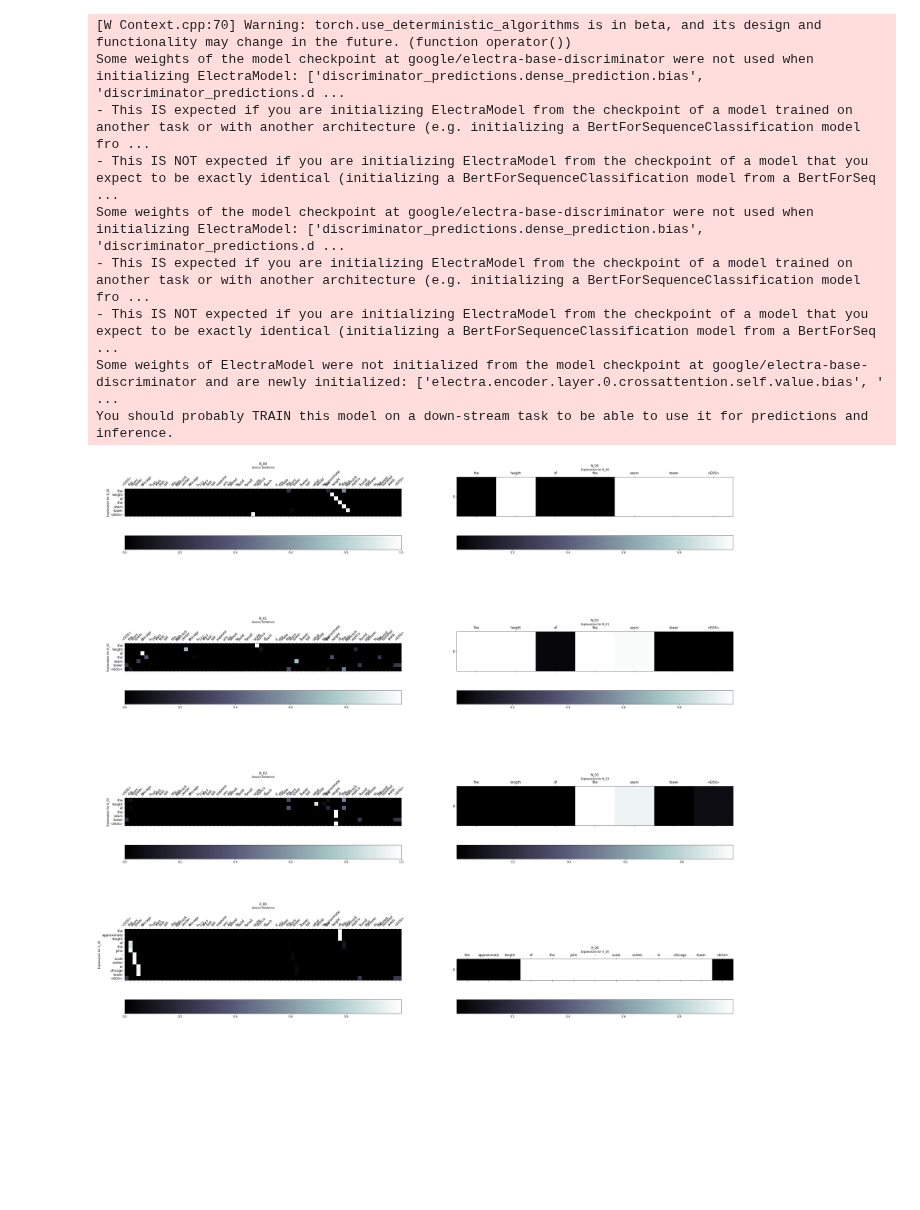
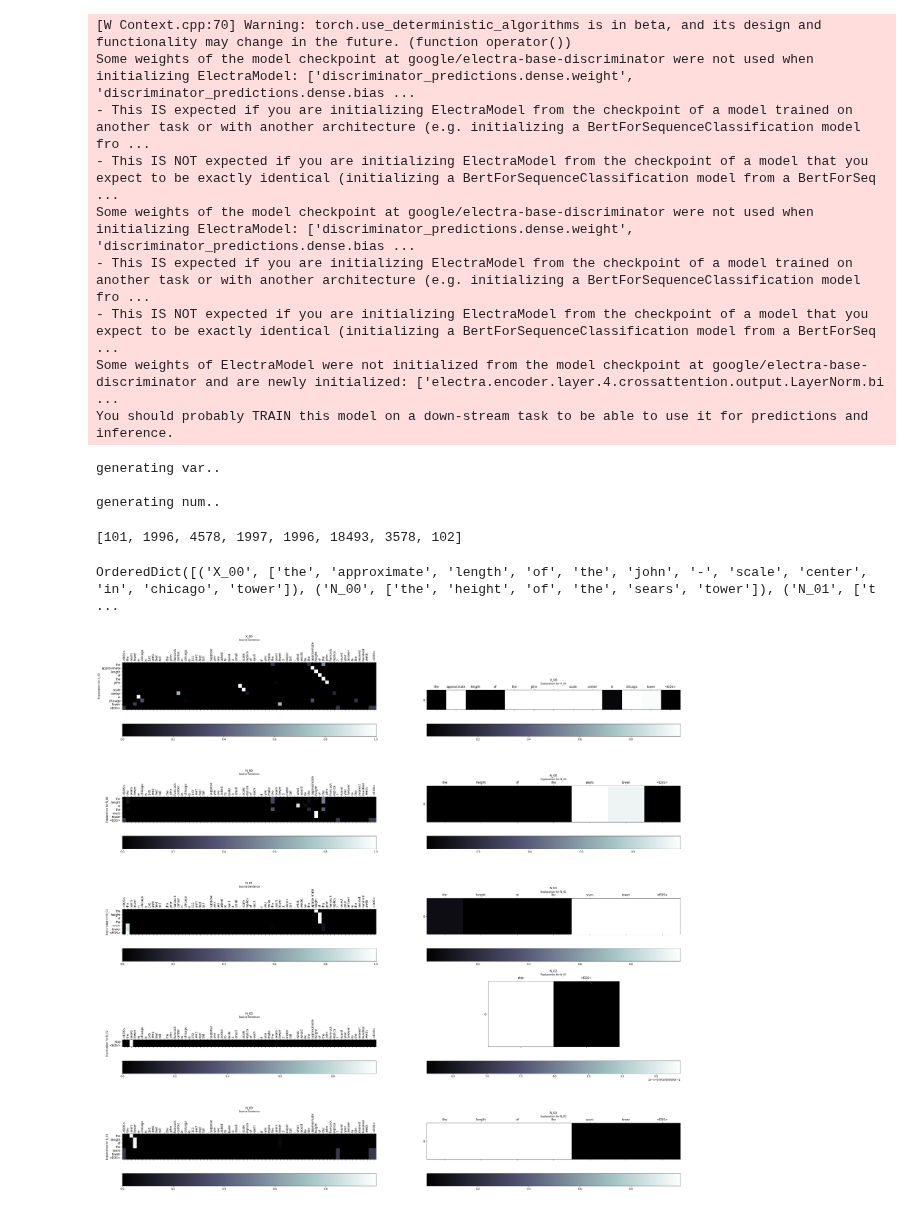
Before and after one commit to rsk25/NVIX, a Jupyter notebook: visualizing_heatmap.ipynb, the cells around one changed output. Cells and saved outputs as stored; diff of their text form; code cells hidden in the pictures; blank space fills up the shorter version.

Commit message:
reordered explanation mapping so that the explanations fit with alignments of the attention scores (quick-fix, needs more robust solution...)

```diff
--- a/visualizing_heatmap.ipynb
+++ b/visualizing_heatmap.ipynb
@@ -27,7 +29,7 @@ nvix.eval()
 
 # load dataset
 dataset_path = set_ckpt_path('dataset', from_pretrained=False)
-test_data = Dataset(dataset_path / 'pen.json', number_window=3)
+test_data = Dataset(dataset_path / 'pen.json', number_window=3, include_skip=True)
 #load experiment files
 experiment_path = set_ckpt_path('experiments', from_pretrained=False)
 test_data.select_items_with_file(experiment_path / 'pen' / SPLIT)
@@ -42,23 +44,32 @@ output = nvix(
     beam_expl=1
 )
 
-explanations = output['explanation'][0].to_human_readable(tokenizer=tokenizer)
-
-display_heatmap(
-    sentence=batch[PROBLEM_IDX].text.raw[0].split(),
-    explanation=explanations,
-    attention=nvix.attention_scores,
-    copy_probs=nvix.copy_probabilities,
-    figure_name='output_test'
-)
+explanations = output['explanation'][0].to_human_readable(tokenizer=tokenizer, include_skip=True)
 # %% [output]
 [W Context.cpp:70] Warning: torch.use_deterministic_algorithms is in beta, and its design and functionality may change in the future. (function operator())
-Some weights of the model checkpoint at google/electra-base-discriminator were not used when initializing ElectraModel: ['discriminator_predictions.dense_prediction.bias', 'discriminator_predictions.d ...
+Some weights of the model checkpoint at google/electra-base-discriminator were not used when initializing ElectraModel: ['discriminator_predictions.dense.weight', 'discriminator_predictions.dense.bias ...
 - This IS expected if you are initializing ElectraModel from the checkpoint of a model trained on another task or with another architecture (e.g. initializing a BertForSequenceClassification model fro ...
 - This IS NOT expected if you are initializing ElectraModel from the checkpoint of a model that you expect to be exactly identical (initializing a BertForSequenceClassification model from a BertForSeq ...
-Some weights of the model checkpoint at google/electra-base-discriminator were not used when initializing ElectraModel: ['discriminator_predictions.dense_prediction.bias', 'discriminator_predictions.d ...
+Some weights of the model checkpoint at google/electra-base-discriminator were not used when initializing ElectraModel: ['discriminator_predictions.dense.weight', 'discriminator_predictions.dense.bias ...
 - This IS expected if you are initializing ElectraModel from the checkpoint of a model trained on another task or with another architecture (e.g. initializing a BertForSequenceClassification model fro ...
 - This IS NOT expected if you are initializing ElectraModel from the checkpoint of a model that you expect to be exactly identical (initializing a BertForSequenceClassification model from a BertForSeq ...
-Some weights of ElectraModel were not initialized from the model checkpoint at google/electra-base-discriminator and are newly initialized: ['electra.encoder.layer.0.crossattention.self.value.bias', ' ...
+Some weights of ElectraModel were not initialized from the model checkpoint at google/electra-base-discriminator and are newly initialized: ['electra.encoder.layer.4.crossattention.output.LayerNorm.bi ...
 You should probably TRAIN this model on a down-stream task to be able to use it for predictions and inference.
-[figure, removed]
+generating var..
+
+generating num..
+# %%
+tokenizer.encode('the height of the sears tower')
+# %% [output]
+[101, 1996, 4578, 1997, 1996, 18493, 3578, 102]
+# %%
+display_heatmap(
+    sentence=batch[PROBLEM_IDX].text.raw[0].split(),
+    explanation=explanations,
+    attention=nvix.inter_values(type='attn_score', is_log=True),
+    copy_probs=nvix.inter_values(type='copy_prob', is_log=True),
+    figure_name='output_test'
+)
+# %% [output]
+OrderedDict([('X_00', ['the', 'approximate', 'length', 'of', 'the', 'john', '-', 'scale', 'center', 'in', 'chicago', 'tower']), ('N_00', ['the', 'height', 'of', 'the', 'sears', 'tower']), ('N_01', ['t ...
+[figure, added]
```
Also changed, not shown: parts of 6 cells of this notebook, 1 other file.
